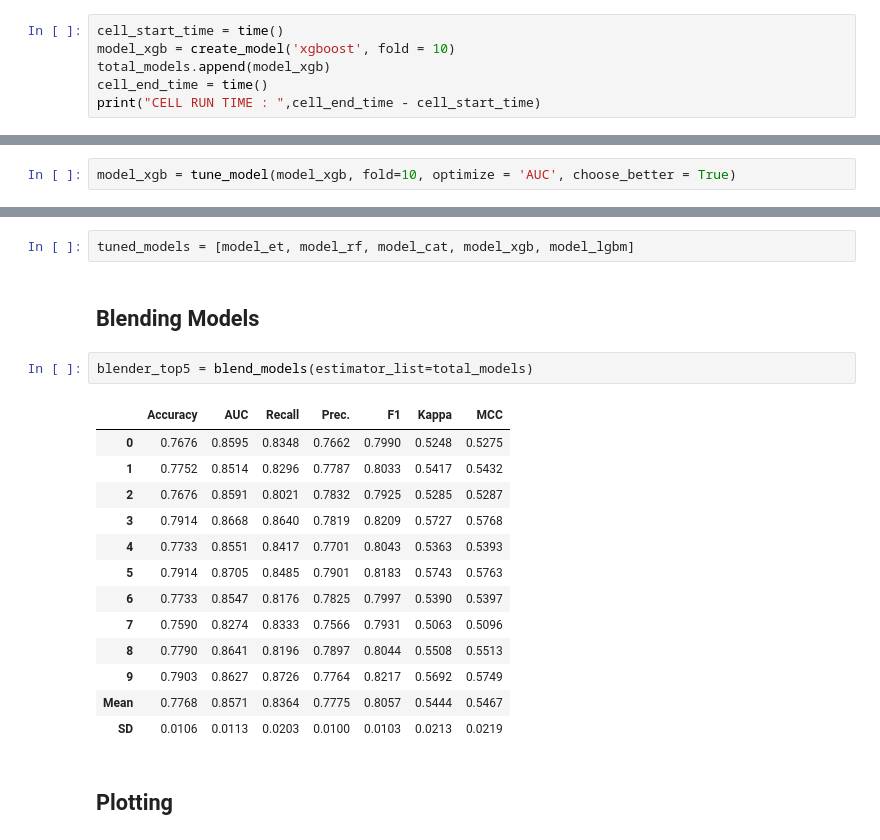
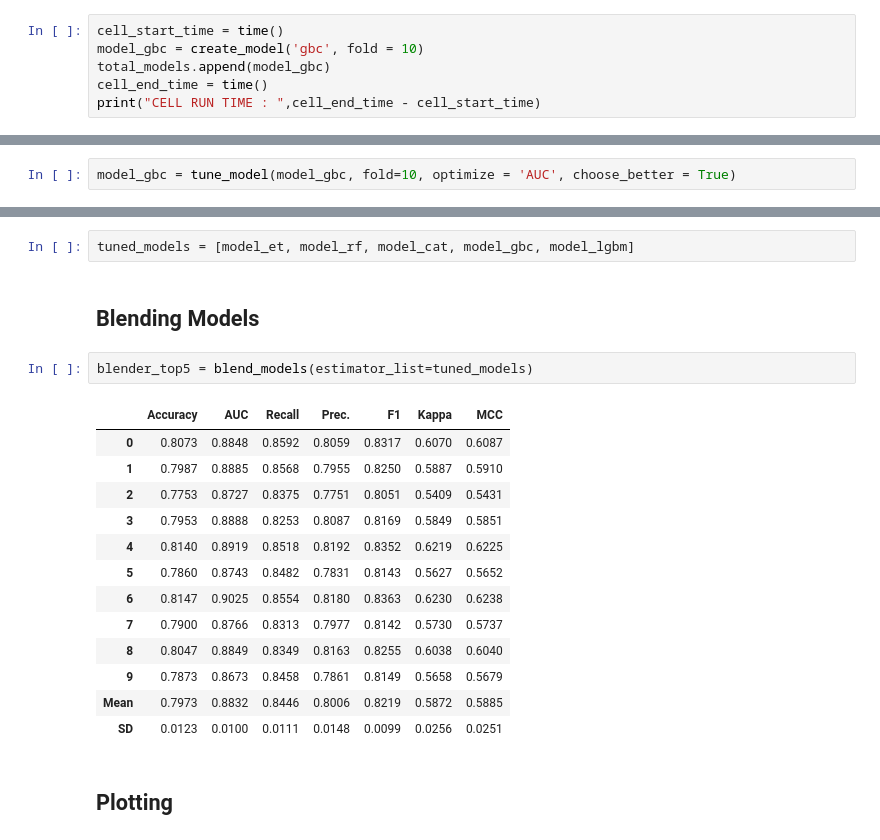
Before and after one commit to Bae-hong-seob/Dacon-SWuniversity-competition, a Jupyter notebook: Dolphin/test_pycaret1.ipynb, the cells around one changed output, grey strips where cells are left out. Saved outputs shown, nothing was run; the diff lists cells and outputs as text.

```diff
--- a/Dolphin/test_pycaret1.ipynb
+++ b/Dolphin/test_pycaret1.ipynb
@@ -421,7 +423,7 @@ CELL RUN TIME :  36.60556173324585
 # %%
 cell_start_time = time()
-model_xgb = create_model('xgboost', fold = 10)
-total_models.append(model_xgb)
+model_gbc = create_model('gbc', fold = 10)
+total_models.append(model_gbc)
 cell_end_time = time()
 print("CELL RUN TIME : ",cell_end_time - cell_start_time)
 # %% [output]
@@ -513,4 +515,4 @@ model_cat = tune_model(model_cat, fold=10, optimize = 'AUC', choose_better = Tru
 # %%
-model_xgb = tune_model(model_xgb, fold=10, optimize = 'AUC', choose_better = True)
+model_gbc = tune_model(model_gbc, fold=10, optimize = 'AUC', choose_better = True)
 # %% [output]
 |  | Accuracy | AUC | Recall | Prec. | F1 | Kappa | MCC |
@@ -545,23 +547,23 @@ model_lgbm = tune_model(model_lgbm, fold=10, optimize = 'AUC', choose_better = T
 # %%
-tuned_models = [model_et, model_rf, model_cat, model_xgb, model_lgbm]
+tuned_models = [model_et, model_rf, model_cat, model_gbc, model_lgbm]
 # %% [markdown]
 ## Blending Models
 # %%
-blender_top5 = blend_models(estimator_list=total_models)
+blender_top5 = blend_models(estimator_list=tuned_models)
 # %% [output]
 |  | Accuracy | AUC | Recall | Prec. | F1 | Kappa | MCC |
-| 0 | 0.7676 | 0.8595 | 0.8348 | 0.7662 | 0.7990 | 0.5248 | 0.5275 |
-| 1 | 0.7752 | 0.8514 | 0.8296 | 0.7787 | 0.8033 | 0.5417 | 0.5432 |
-| 2 | 0.7676 | 0.8591 | 0.8021 | 0.7832 | 0.7925 | 0.5285 | 0.5287 |
-| 3 | 0.7914 | 0.8668 | 0.8640 | 0.7819 | 0.8209 | 0.5727 | 0.5768 |
-| 4 | 0.7733 | 0.8551 | 0.8417 | 0.7701 | 0.8043 | 0.5363 | 0.5393 |
-| 5 | 0.7914 | 0.8705 | 0.8485 | 0.7901 | 0.8183 | 0.5743 | 0.5763 |
-| 6 | 0.7733 | 0.8547 | 0.8176 | 0.7825 | 0.7997 | 0.5390 | 0.5397 |
-| 7 | 0.7590 | 0.8274 | 0.8333 | 0.7566 | 0.7931 | 0.5063 | 0.5096 |
-| 8 | 0.7790 | 0.8641 | 0.8196 | 0.7897 | 0.8044 | 0.5508 | 0.5513 |
-| 9 | 0.7903 | 0.8627 | 0.8726 | 0.7764 | 0.8217 | 0.5692 | 0.5749 |
-| Mean | 0.7768 | 0.8571 | 0.8364 | 0.7775 | 0.8057 | 0.5444 | 0.5467 |
-| SD | 0.0106 | 0.0113 | 0.0203 | 0.0100 | 0.0103 | 0.0213 | 0.0219 |
+| 0 | 0.8073 | 0.8848 | 0.8592 | 0.8059 | 0.8317 | 0.6070 | 0.6087 |
+| 1 | 0.7987 | 0.8885 | 0.8568 | 0.7955 | 0.8250 | 0.5887 | 0.5910 |
+| 2 | 0.7753 | 0.8727 | 0.8375 | 0.7751 | 0.8051 | 0.5409 | 0.5431 |
+| 3 | 0.7953 | 0.8888 | 0.8253 | 0.8087 | 0.8169 | 0.5849 | 0.5851 |
+| 4 | 0.8140 | 0.8919 | 0.8518 | 0.8192 | 0.8352 | 0.6219 | 0.6225 |
+| 5 | 0.7860 | 0.8743 | 0.8482 | 0.7831 | 0.8143 | 0.5627 | 0.5652 |
+| 6 | 0.8147 | 0.9025 | 0.8554 | 0.8180 | 0.8363 | 0.6230 | 0.6238 |
+| 7 | 0.7900 | 0.8766 | 0.8313 | 0.7977 | 0.8142 | 0.5730 | 0.5737 |
+| 8 | 0.8047 | 0.8849 | 0.8349 | 0.8163 | 0.8255 | 0.6038 | 0.6040 |
+| 9 | 0.7873 | 0.8673 | 0.8458 | 0.7861 | 0.8149 | 0.5658 | 0.5679 |
+| Mean | 0.7973 | 0.8832 | 0.8446 | 0.8006 | 0.8219 | 0.5872 | 0.5885 |
+| SD | 0.0123 | 0.0100 | 0.0111 | 0.0148 | 0.0099 | 0.0256 | 0.0251 |
 # %% [markdown]
 ## Plotting
 # %%
```
Also changed, not shown: parts of 21 cells of this notebook, 4 other files.
